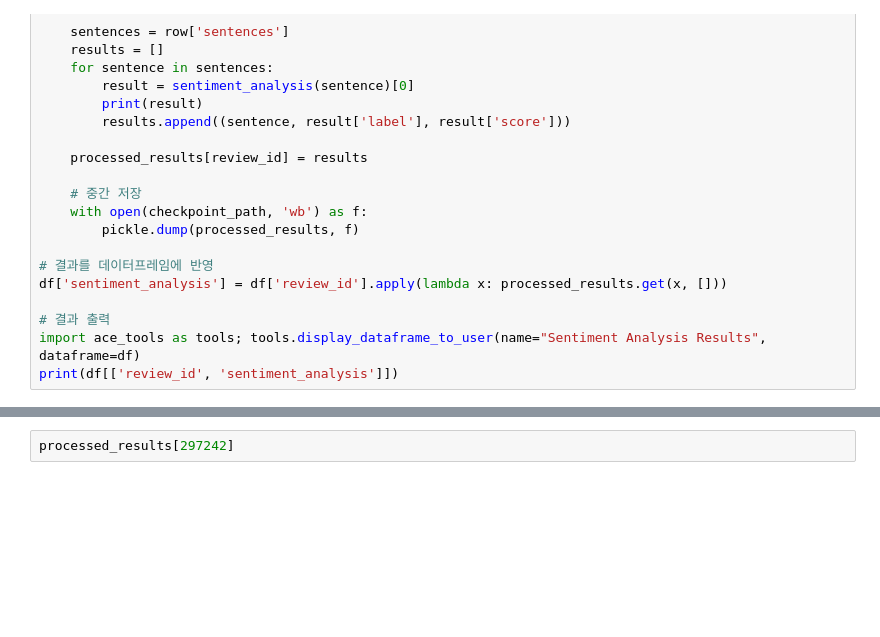
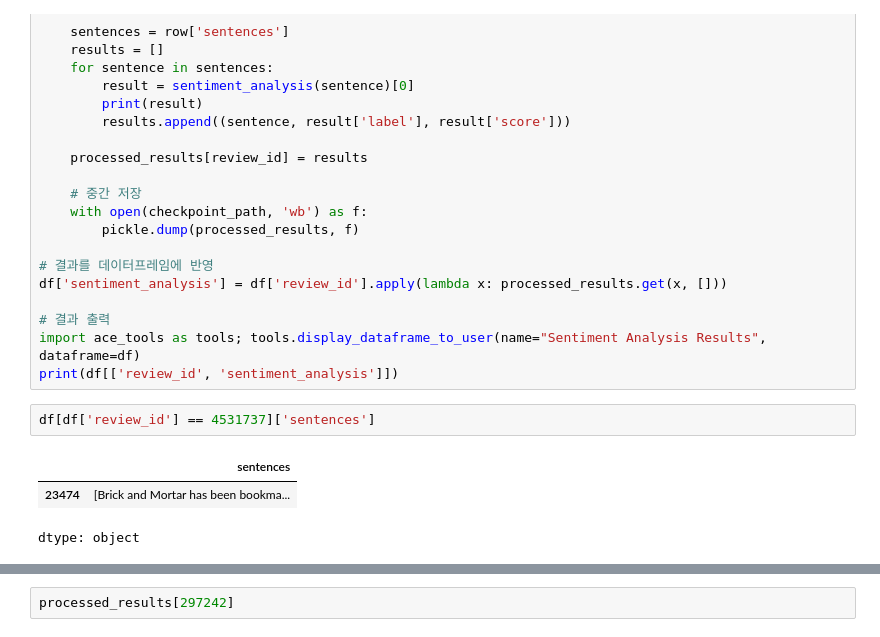
Before and after one commit to bongho/Project_ASAC_5th_Review, a Jupyter notebook: 키워드_기반_추출_모델링.ipynb, the cells around one changed output, grey strips where cells are left out. Cells and saved outputs as stored; diff of their text form; blank space fills up the shorter version.

```diff
--- a/키워드_기반_추출_모델링.ipynb
+++ b/키워드_기반_추출_모델링.ipynb
@@ -173,3 +173,9 @@ df['sentiment_analysis'] = df['review_id'].apply(lambda x: processed_results.get
 # 결과 출력
 import ace_tools as tools; tools.display_dataframe_to_user(name="Sentiment Analysis Results", dataframe=df)
 print(df[['review_id', 'sentiment_analysis']])
+# %%
+df[df['review_id'] == 4531737]['sentences']
+# %% [output]
+|  | sentences |
+| 23474 | [Brick and Mortar has been bookma... |
+dtype: object
```
Also changed, not shown: parts of 3 cells of this notebook.
